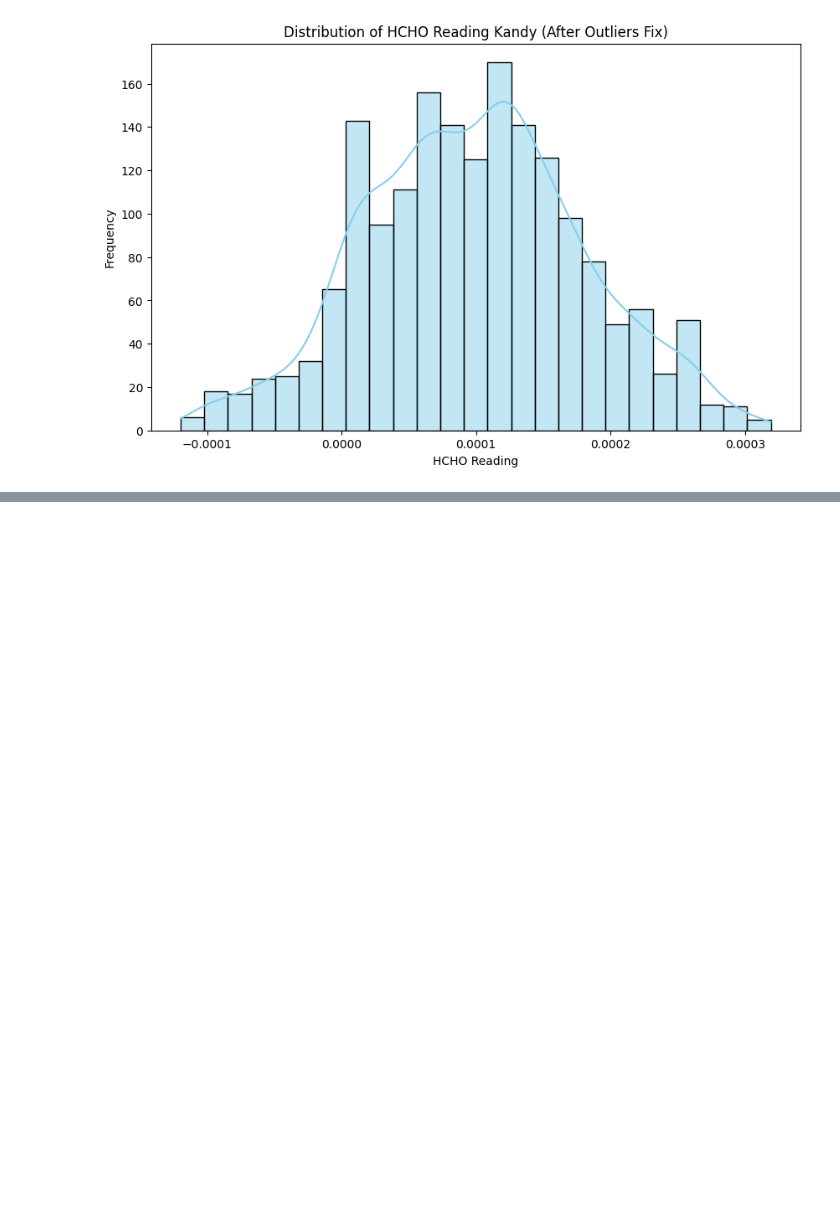
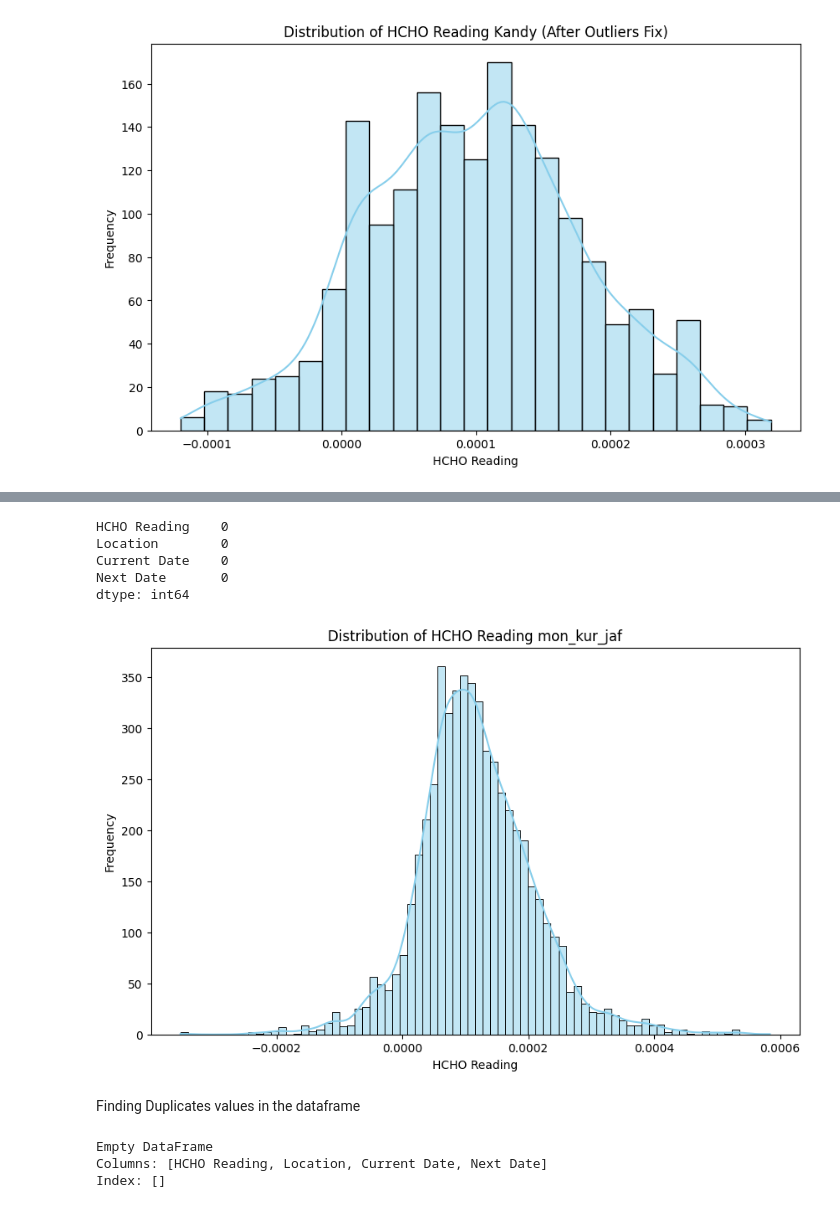
Before and after one commit to SandinMaheeshakya/HCHO-Prediction-Data-Engineering, a Jupyter notebook: Data Pre-Processing.ipynb, the cells around one changed output, grey strips where cells are left out. Saved outputs shown, nothing was run; the diff lists cells and outputs as text; code cells hidden in the pictures; blank space fills up the shorter version.

```diff
--- a/Data Pre-Processing.ipynb
+++ b/Data Pre-Processing.ipynb
@@ -450,0 +490,35 @@ plt.show()
+# %%
+# First apply LOCF
+pd_mon_kur_jaf.fillna(method='ffill', inplace=True)
+
+# Secondly apply NOCB
+pd_mon_kur_jaf.fillna(method='bfill', inplace=True)
+# %%
+# After fix null value count
+pd_mon_kur_jaf.isnull().sum()
+# %% [output]
+HCHO Reading    0
+Location        0
+Current Date    0
+Next Date       0
+dtype: int64
+# %%
+# Data Distribution (After missing value fixation)
+plt.figure(figsize=(10, 6))
+sns.histplot(pd_mon_kur_jaf["HCHO Reading"], kde=True, color='skyblue')
+plt.title('Distribution of HCHO Reading mon_kur_jaf')
+plt.xlabel('HCHO Reading')
+plt.ylabel('Frequency')
+plt.show()
+# %% [output]
+[figure, added]
+# %% [markdown]
+Finding Duplicates values in the dataframe
+# %%
+# Finding duplicated records in the dataset
+duplicate_rows = pd_mon_kur_jaf[pd_mon_kur_jaf.duplicated()]
+print(duplicate_rows)
+# %% [output]
+Empty DataFrame
+Columns: [HCHO Reading, Location, Current Date, Next Date]
+Index: []
```
Also changed, not shown: parts of 47 cells of this notebook, 1 other file.
